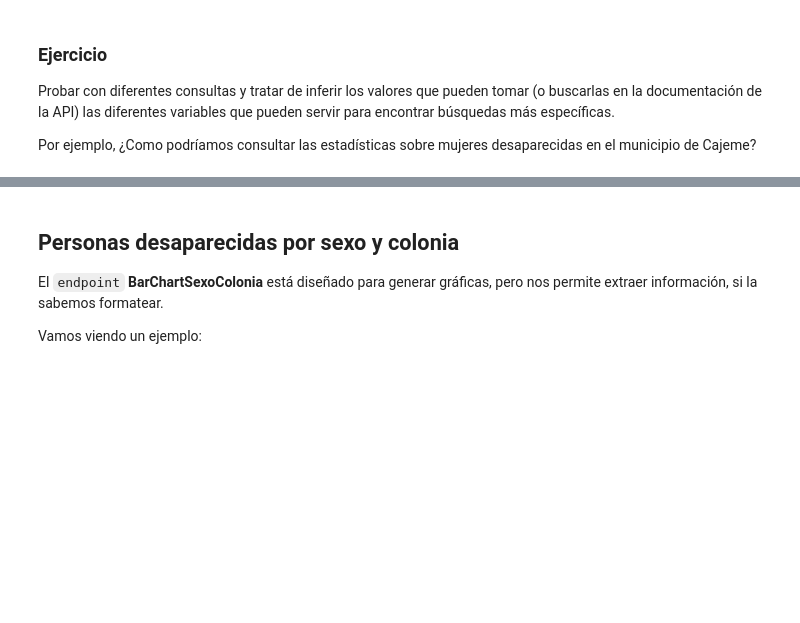
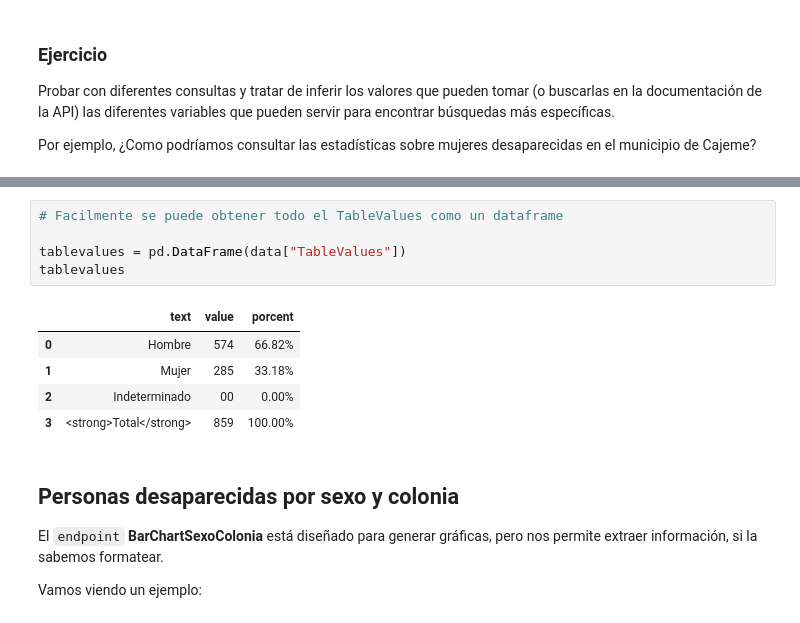
Before and after one commit to fofojaramillo/ing-de-caract, a Jupyter notebook: apiRNPDNO.ipynb, the cells around one changed output, grey strips where cells are left out. Drawn from its saved outputs; the diff is of its cells as text; blank space fills up the shorter version.

```diff
--- a/apiRNPDNO.ipynb
+++ b/apiRNPDNO.ipynb
@@ -154,3 +301,14 @@ Por ejemplo, ¿Como podríamos consultar las estadísticas sobre mujeres desapar
+# %%
+# Facilmente se puede obtener todo el TableValues como un dataframe
+
+tablevalues = pd.DataFrame(data["TableValues"])
+tablevalues
+# %% [output]
+|  | text | value | porcent |
+| 0 | Hombre | 574 | 66.82% |
+| 1 | Mujer | 285 | 33.18% |
+| 2 | Indeterminado | 00 | 0.00% |
+| 3 | <strong>Total</strong> | 859 | 100.00% |
 # %% [markdown]
 ## Personas desaparecidas por sexo y colonia
 
```
Also changed, not shown: parts of 9 cells of this notebook.
